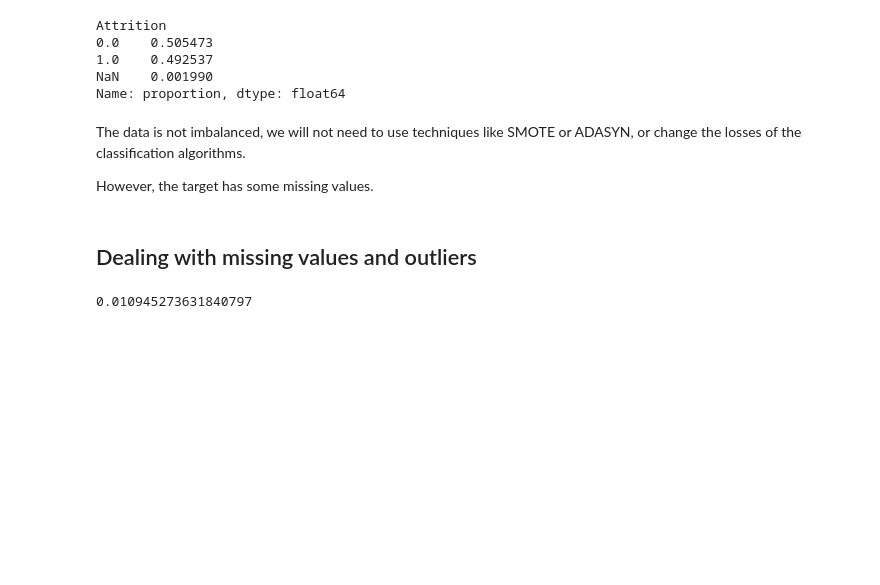
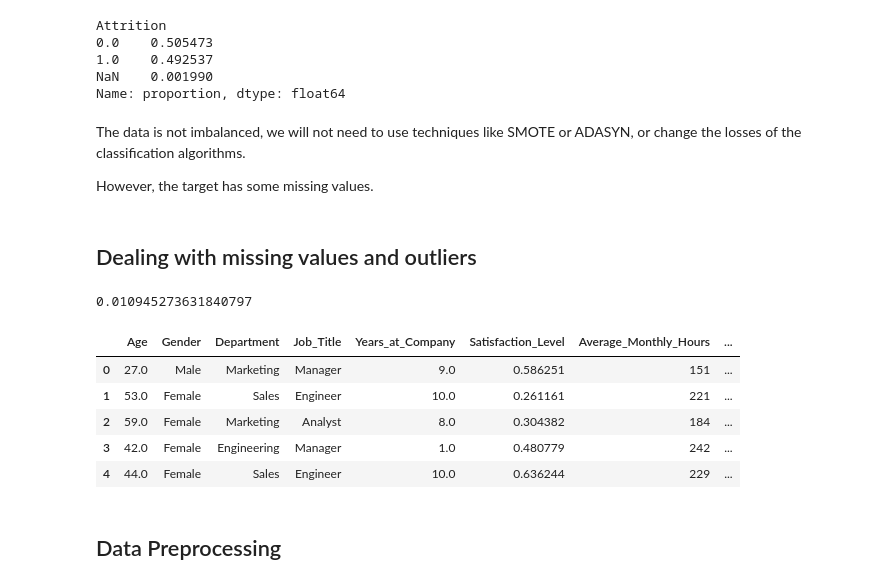
Before and after one commit to elissamim/attrition, a Jupyter notebook: notebooks/attrition_classification.ipynb, the cells around one changed output. Drawn from its saved outputs; the diff is of its cells as text; code cells hidden in the pictures; blank space fills up the shorter version.

```diff
--- a/notebooks/attrition_classification.ipynb
+++ b/notebooks/attrition_classification.ipynb
@@ -201,3 +205,20 @@ mask_target = df_attrition["Attrition"].isnull()
 len(df_attrition[mask_categorical | mask_numerical | mask_target])/len(df_attrition)
 # %% [output]
 0.010945273631840797
+# %%
+# We drop rows with missing values as they only reprsent 1% of the dataset
+df_attrition = df_attrition[~(mask_categorical | mask_numerical | mask_target)]
+
+# We can also drop the Office_Localisation column as it only has one category
+df_attrition.drop(columns="Office_Localisation", inplace = True)
+
+df_attrition.head()
+# %% [output]
+|  | Age | Gender | Department | Job_Title | Years_at_Company | Satisfaction_Level | Average_Monthly_Hours | ... |
+| 0 | 27.0 | Male | Marketing | Manager | 9.0 | 0.586251 | 151 | ... |
+| 1 | 53.0 | Female | Sales | Engineer | 10.0 | 0.261161 | 221 | ... |
+| 2 | 59.0 | Female | Marketing | Analyst | 8.0 | 0.304382 | 184 | ... |
+| 3 | 42.0 | Female | Engineering | Manager | 1.0 | 0.480779 | 242 | ... |
+| 4 | 44.0 | Female | Sales | Engineer | 10.0 | 0.636244 | 229 | ... |
+# %% [markdown]
+## Data Preprocessing
```
Also changed, not shown: parts of 12 cells of this notebook, 1 other file.
